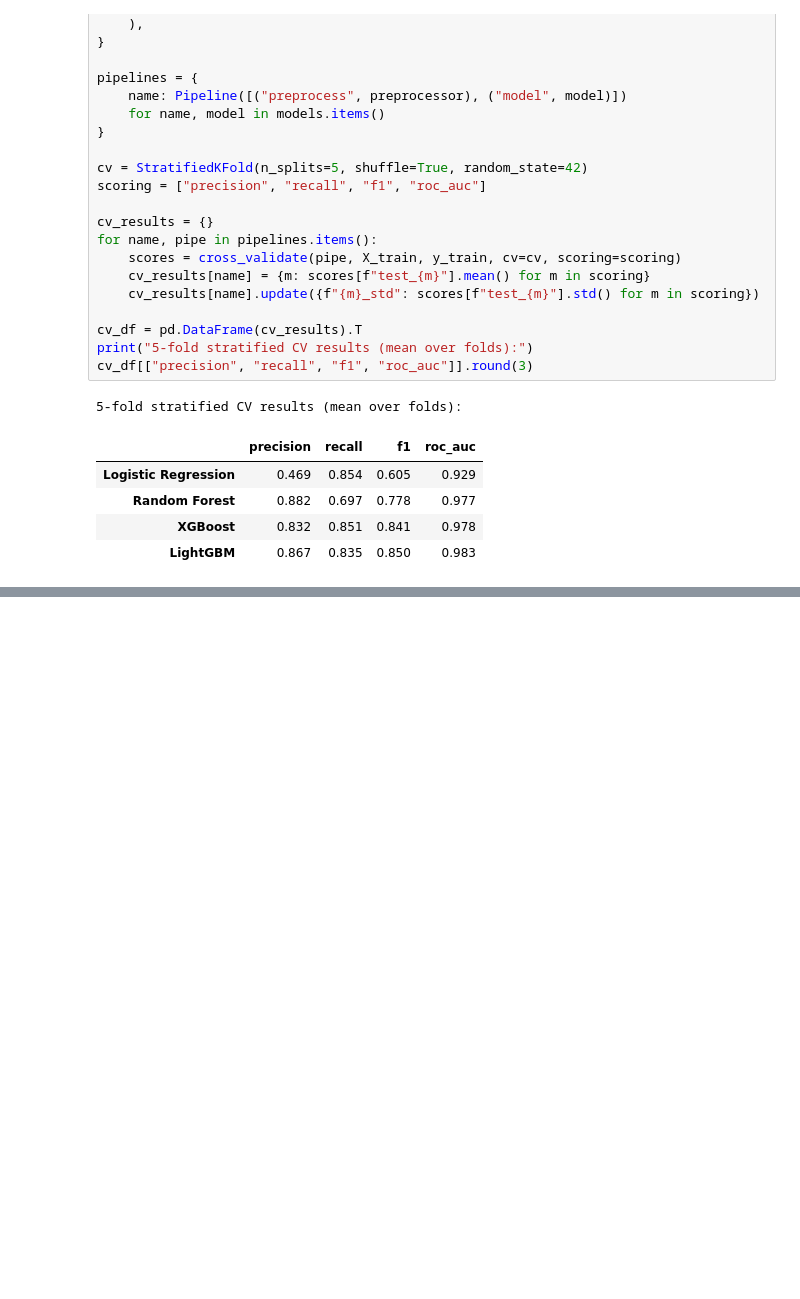
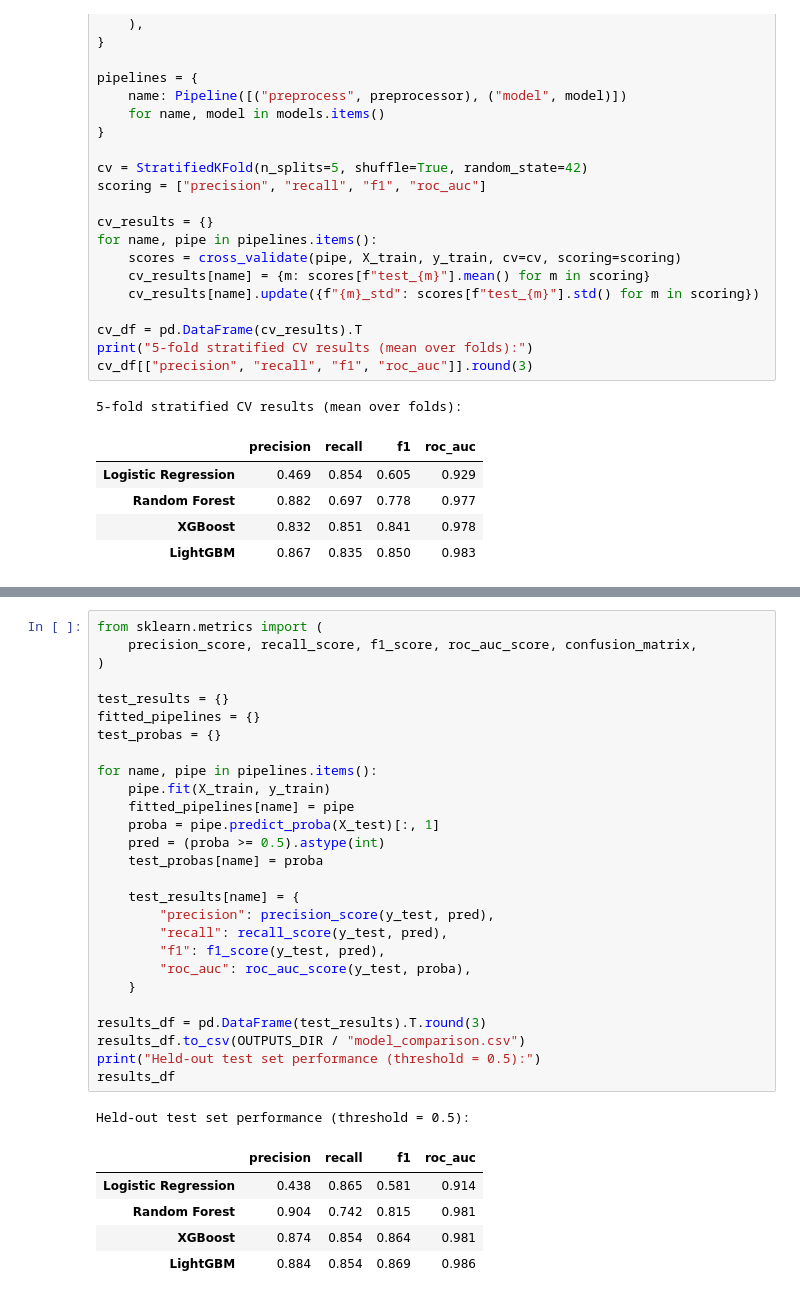
Before and after one commit to umunnaprecious2-prog/Customer-Churn-Prediction, a Jupyter notebook: Customer_Churn_Analysis.ipynb, the cells around one changed output, grey strips where cells are left out. Cells and saved outputs as stored; diff of their text form; blank space fills up the shorter version.

```diff
--- a/Customer_Churn_Analysis.ipynb
+++ b/Customer_Churn_Analysis.ipynb
@@ -328,0 +333,34 @@ cv_df[["precision", "recall", "f1", "roc_auc"]].round(3)
+# %%
+from sklearn.metrics import (
+    precision_score, recall_score, f1_score, roc_auc_score, confusion_matrix,
+)
+
+test_results = {}
+fitted_pipelines = {}
+test_probas = {}
+
+for name, pipe in pipelines.items():
+    pipe.fit(X_train, y_train)
+    fitted_pipelines[name] = pipe
+    proba = pipe.predict_proba(X_test)[:, 1]
+    pred = (proba >= 0.5).astype(int)
+    test_probas[name] = proba
+
+    test_results[name] = {
+        "precision": precision_score(y_test, pred),
+        "recall": recall_score(y_test, pred),
+        "f1": f1_score(y_test, pred),
+        "roc_auc": roc_auc_score(y_test, proba),
+    }
+
+results_df = pd.DataFrame(test_results).T.round(3)
+results_df.to_csv(OUTPUTS_DIR / "model_comparison.csv")
+print("Held-out test set performance (threshold = 0.5):")
+results_df
+# %% [output]
+Held-out test set performance (threshold = 0.5):
+|  | precision | recall | f1 | roc_auc |
+| Logistic Regression | 0.438 | 0.865 | 0.581 | 0.914 |
+| Random Forest | 0.904 | 0.742 | 0.815 | 0.981 |
+| XGBoost | 0.874 | 0.854 | 0.864 | 0.981 |
+| LightGBM | 0.884 | 0.854 | 0.869 | 0.986 |
```
Also changed, not shown: parts of 3 cells of this notebook, 2 other files.
